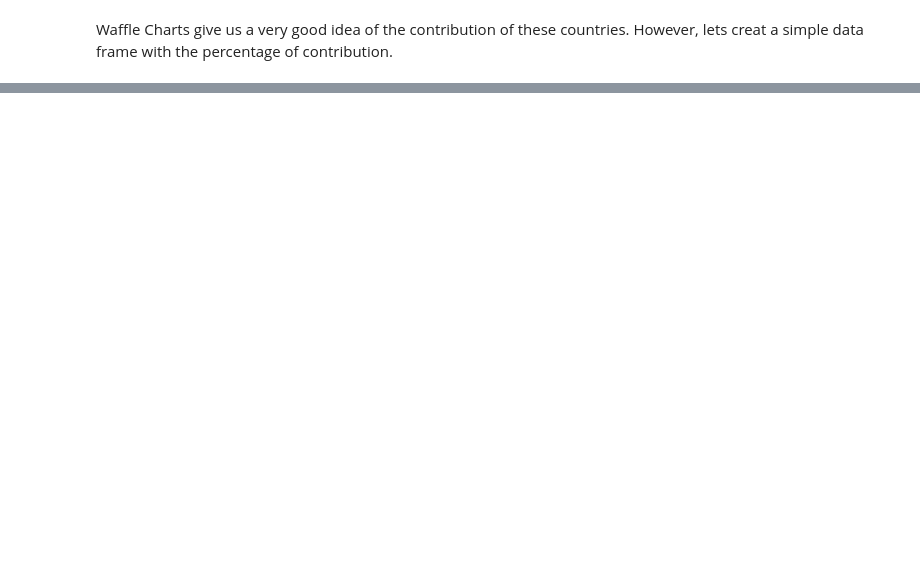
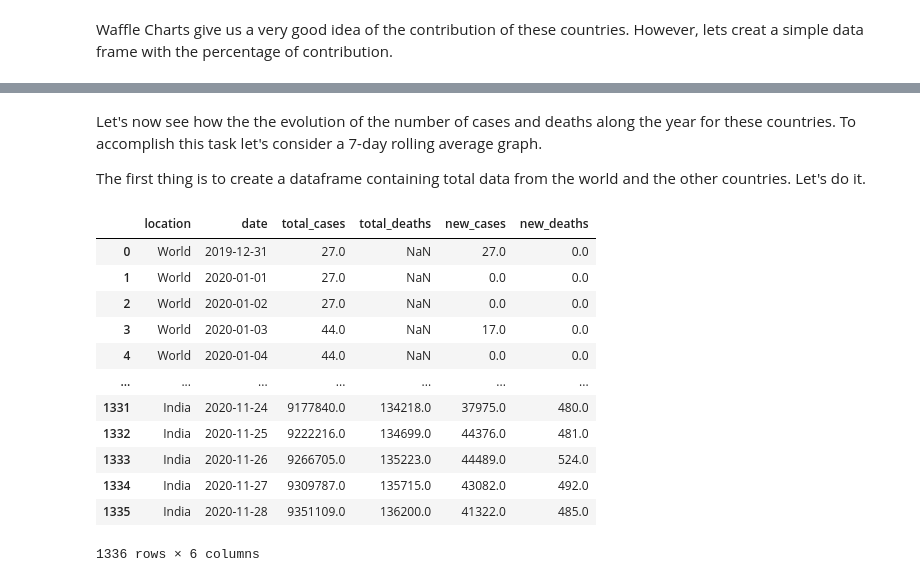
Before and after one commit to JoaoSiqueiraDS/DS_Days, a Jupyter notebook: COVID.ipynb, the cells around one changed output, grey strips where cells are left out. Drawn from its saved outputs; the diff is of its cells as text; code cells hidden in the pictures; blank space fills up the shorter version.

```diff
--- a/COVID.ipynb
+++ b/COVID.ipynb
@@ -424,0 +470,37 @@ dfc
+# %% [markdown]
+Let's now see how the the evolution of the number of cases and deaths along the year for these countries. To accomplish this task let's consider a 7-day rolling average graph.
+
+The first thing is to create a dataframe containing total data from the world and the other countries. Let's do it.
+# %%
+# Choosing the columns that matters to us
+
+col = ["location","date", 'total_cases', 'total_deaths', 'new_cases', 'new_deaths']
+
+# Creating the DataFrames
+
+df_world = df[df.location=="World"]
+df_usa = df[df["location"]=="United States"]
+df_brazil = df[df.location == "Brazil"]
+df_india = df[df.location == "India"]
+
+#Merging the DataFrames
+
+df_countries = (df_world.merge(df_usa, how="outer").merge(df_brazil, how="outer").merge(df_india, how="outer"))
+
+df_countries_up = df_countries[col]
+
+df_countries_up
+# %% [output]
+|  | location | date | total_cases | total_deaths | new_cases | new_deaths |
+| 0 | World | 2019-12-31 | 27.0 | NaN | 27.0 | 0.0 |
+| 1 | World | 2020-01-01 | 27.0 | NaN | 0.0 | 0.0 |
+| 2 | World | 2020-01-02 | 27.0 | NaN | 0.0 | 0.0 |
+| 3 | World | 2020-01-03 | 44.0 | NaN | 17.0 | 0.0 |
+| 4 | World | 2020-01-04 | 44.0 | NaN | 0.0 | 0.0 |
+| ... | ... | ... | ... | ... | ... | ... |
+| 1331 | India | 2020-11-24 | 9177840.0 | 134218.0 | 37975.0 | 480.0 |
+| 1332 | India | 2020-11-25 | 9222216.0 | 134699.0 | 44376.0 | 481.0 |
+| 1333 | India | 2020-11-26 | 9266705.0 | 135223.0 | 44489.0 | 524.0 |
+| 1334 | India | 2020-11-27 | 9309787.0 | 135715.0 | 43082.0 | 492.0 |
+| 1335 | India | 2020-11-28 | 9351109.0 | 136200.0 | 41322.0 | 485.0 |
+1336 rows × 6 columns
```
Also changed, not shown: parts of 21 cells of this notebook.
